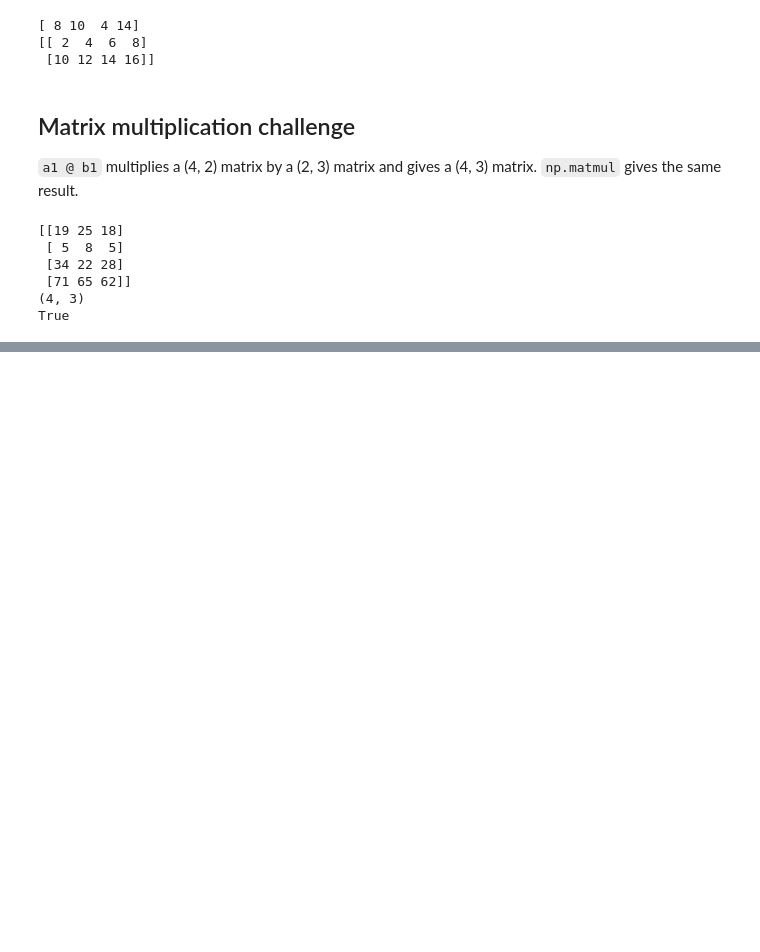
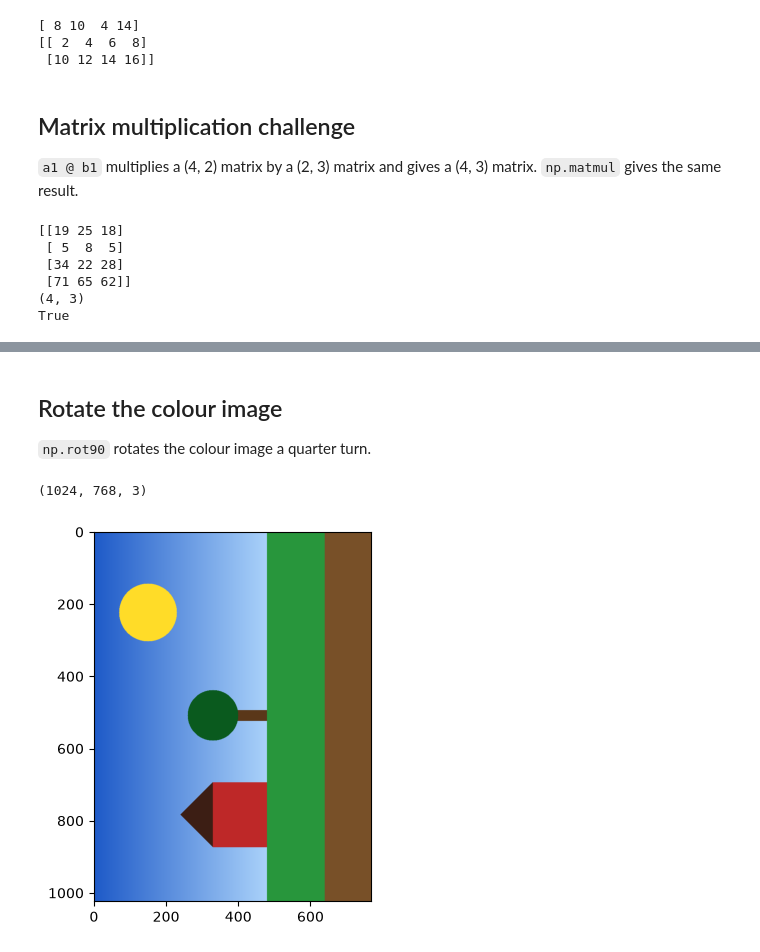
Before and after one commit to Tirsvad-Udemy-100-days-of-code/077-computing-with-numpy, a Jupyter notebook: notebooks/computing_with_numpy.ipynb, the cells around one changed output, grey strips where cells are left out. Drawn from its saved outputs; the diff is of its cells as text; code cells hidden in the pictures; blank space fills up the shorter version.

```diff
--- a/notebooks/computing_with_numpy.ipynb
+++ b/notebooks/computing_with_numpy.ipynb
@@ -296,0 +373,20 @@ True
+# %% [markdown]
+## Rotate the colour image
+
+`np.rot90` rotates the colour image a quarter turn.
+# %%
+import matplotlib.pyplot as plt
+
+from computing_with_numpy.domain.images import (
+    load_face_image,
+    rotate_image,
+)
+
+img = load_face_image()
+rotated = rotate_image(img)
+print(rotated.shape)
+plt.imshow(rotated)
+plt.show()
+# %% [output]
+(1024, 768, 3)
+[figure, added]
```
Also changed, not shown: parts of 12 cells of this notebook, 21 other files.
